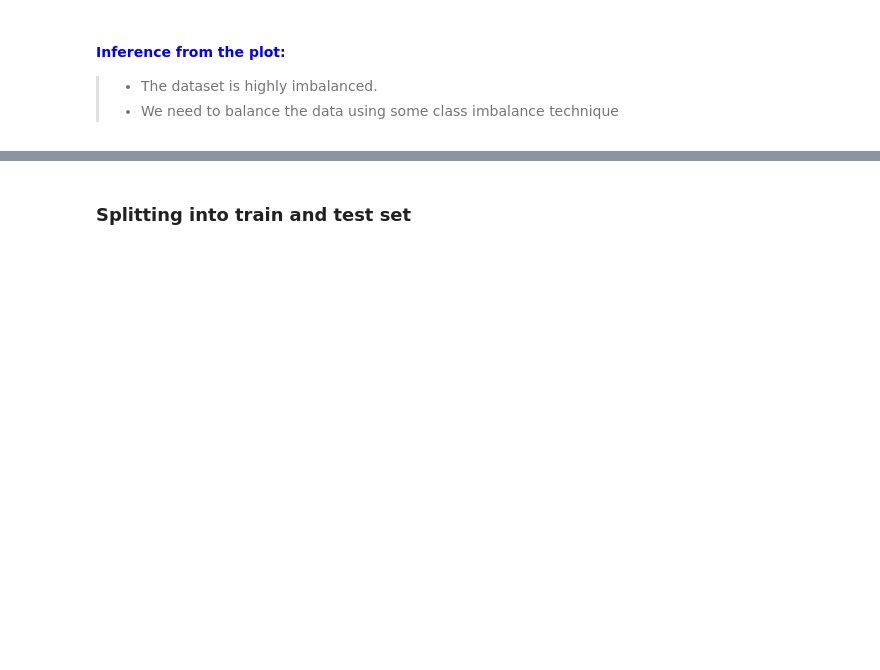
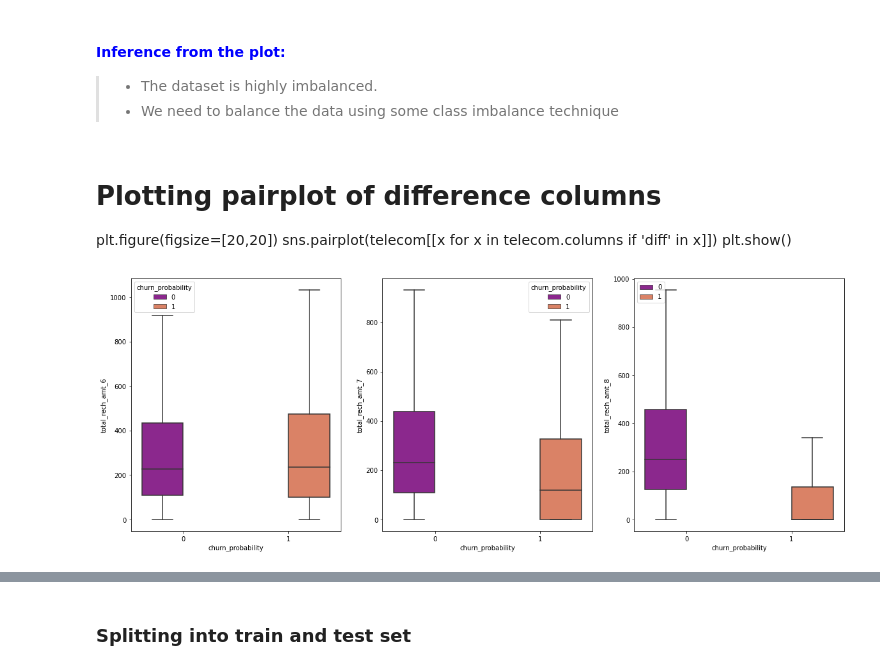
Before and after one commit to Veneeshkrishnan/Telecom_churn_case_study, a Jupyter notebook: Telecom_churn_case_study.ipynb, the cells around one changed output, grey strips where cells are left out. Drawn from its saved outputs; the diff is of its cells as text; code cells hidden in the pictures; blank space fills up the shorter version.

```diff
--- a/Telecom_churn_case_study.ipynb
+++ b/Telecom_churn_case_study.ipynb
@@ -288,7 +354,7 @@ telecom[num_cols].describe(percentiles=[.05,.1,.2,.3,.4,.5,.6,.7,.8,.9,.99])
 | 99% | 3651.000000 | 424.340000 | 424.340000 | 424.340000 | 459.427000 | 457.025600 | 471.344200 | 1400.276640 | 1414.891380 | 1445.054800 | ... |
 | max | 4337.000000 | 5054.350000 | 4809.360000 | 3483.170000 | 5054.370000 | 4980.900000 | 3716.900000 | 27731.088000 | 35145.834000 | 33543.624000 | ... |
 # %%
-# As we can see some features has outliers, lets remove some outliers
+# As we can see some features has outliers
 # Creating a function for outliers
 def remove_outliers(df, col_list):
     for cols in col_list:
@@ -298,5 +364,4 @@ def remove_outliers(df, col_list):
         df = df[(df[cols] >= Q1-2.5*IQR) & (df[cols] <= Q3+2.5*IQR)]
 
 # Removing outliers from numeric columns
-for df in total_dataset:
-    remove_outliers(df, num_cols)
+remove_outliers(telecom, num_cols)
@@ -328,3 +388,29 @@ plt.show()
 #### <font color="blue">Inference from the plot:
 > - The dataset is highly imbalanced.
 > - We need to balance the data using some class imbalance technique
+# %% [markdown]
+# Plotting pairplot of difference columns
+plt.figure(figsize=[20,20])
+sns.pairplot(telecom[[x for x in telecom.columns if 'diff' in x]])
+plt.show()
+# %%
+# creating a function for box plot
+def plot_box_chart(attribute):
+    plt.figure(figsize=(20,16))
+    df = telecom
+    plt.subplot(2,3,1)
+    sns.boxplot(data=df, y=attribute+"_6",x="churn_probability",hue="churn_probability",
+                showfliers=False,palette=("plasma"))
+    plt.subplot(2,3,2)
+    sns.boxplot(data=df, y=attribute+"_7",x="churn_probability",hue="churn_probability",
+                showfliers=False,palette=("plasma"))
+    plt.subplot(2,3,3)
+    sns.boxplot(data=df, y=attribute+"_8",x="churn_probability",hue="churn_probability",
+                showfliers=False,palette=("plasma"))
+    plt.legend(loc='upper left')
+    plt.show()
+# %%
+# Plotting boxplot for total_rech_amt
+plot_box_chart("total_rech_amt")
+# %% [output]
+[figure, added]
```
Also changed, not shown: parts of 121 cells of this notebook.
